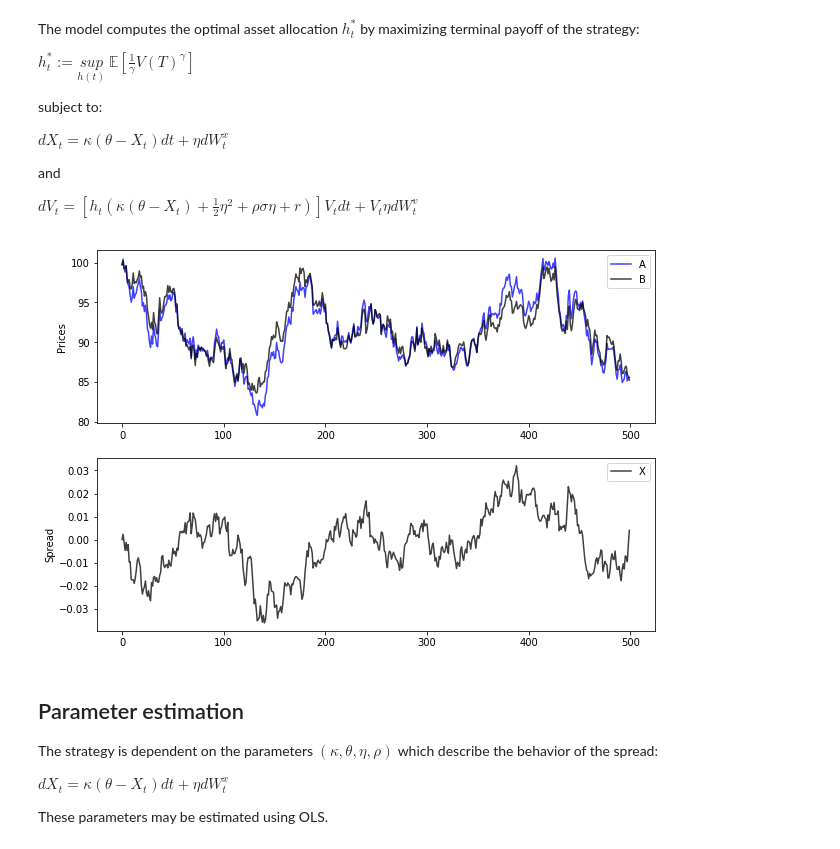
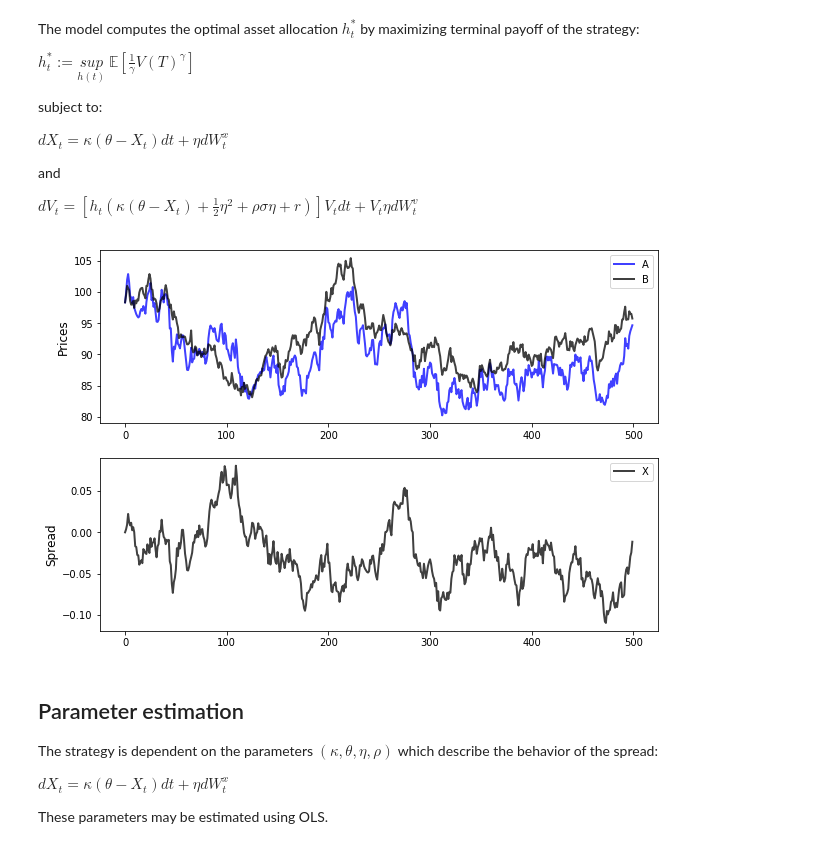
Before and after one commit to jshellen/statarb, a Jupyter notebook: Untitled.ipynb, the cells around one changed output. Cells and saved outputs as stored; diff of their text form; code cells hidden in the pictures.

```diff
--- a/Untitled.ipynb
+++ b/Untitled.ipynb
@@ -15,39 +15,39 @@ $dV_{t} = \left[h_t(\kappa (\theta - X_t)+ \frac{1}{2}\eta^{2}+\rho \sigma \eta
 # %%
 from src.simulation.simulate_cointegrated_assets import simulate_cointegrated_assets
 
 N_sim   = 1
 N_steps = 500
 B_0     = 100
 mu      = 0.05
 kappa   = 5.5
 theta   = 0.0
-eta     = 0.05
+eta     = 0.15
 sigma_B = 0.15
 dt      = 1.0/250.0
 
 A,B,X = simulate_cointegrated_assets(N_sim,N_steps,B_0,mu,kappa,theta,eta,sigma_B,dt)
 
 
 import matplotlib.pyplot as plt
 
-kws_A = {'label':'A','color':'blue' ,'alpha':0.75}
-kws_B = {'label':'B','color':'black','alpha':0.75}
-kws_X = {'label':'X','color':'black','alpha':0.75}
+kws_A = {'label':'A','color':'blue' ,'alpha':0.75, 'lw': 2}
+kws_B = {'label':'B','color':'black','alpha':0.75, 'lw': 2}
+kws_X = {'label':'X','color':'black','alpha':0.75, 'lw': 2}
 
 fig,ax = plt.subplots(2,1,figsize=(10,7))
 
 ax[0].plot(A[:,0],**kws_A)
 ax[0].plot(B[:,0],**kws_B)
-ax[0].set_ylabel('Prices')
+ax[0].set_ylabel('Prices',fontsize=12)
 ax[0].legend()
 
 ax[1].plot(X[:,0],**kws_X)
-ax[1].set_ylabel('Spread')
+ax[1].set_ylabel('Spread',fontsize=12)
 ax[1].legend()
 
 plt.show()
 # %% [output]
-[figure, old version]
+[figure, new version]
 # %% [markdown]
 ## Parameter estimation
 
```
Also changed, not shown: parts of 3 cells of this notebook.
